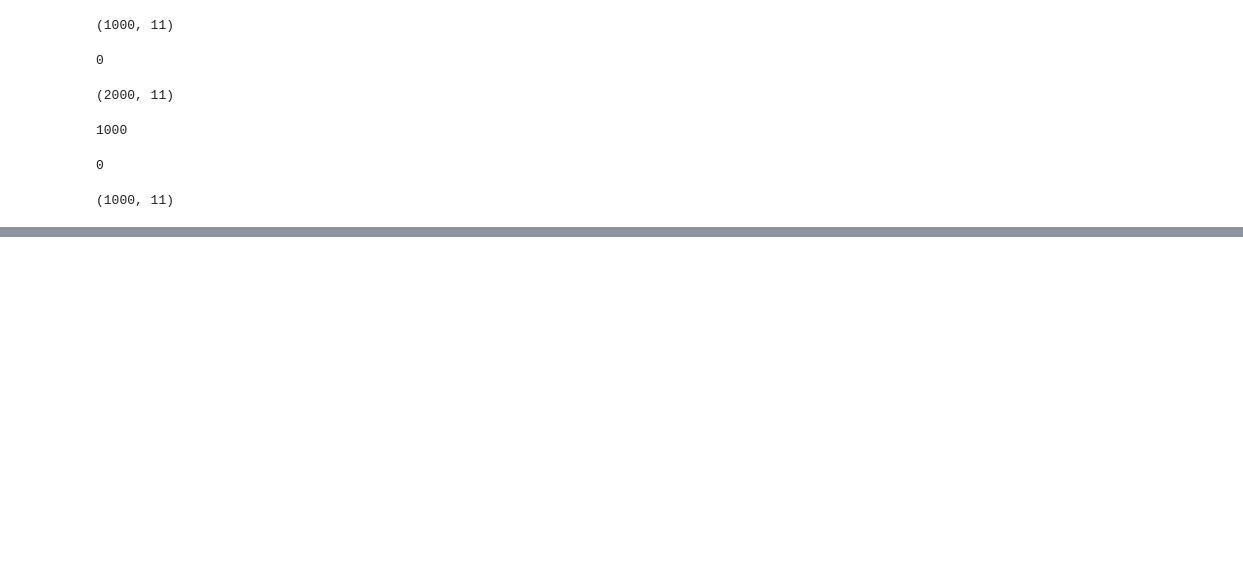
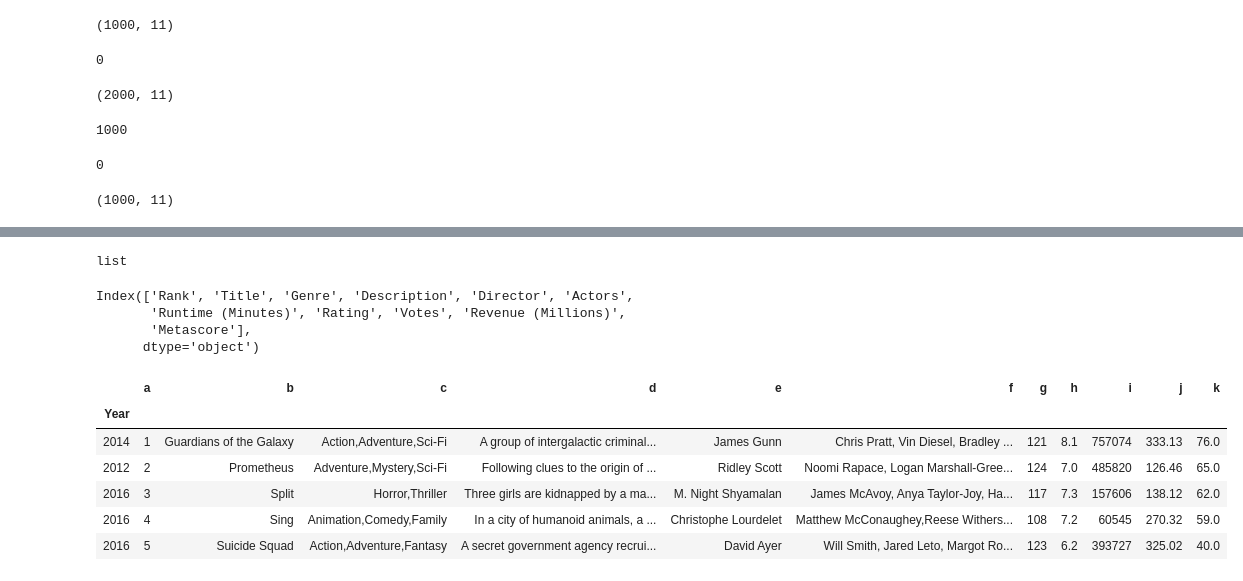
Before and after one commit to ElijahCoding/DataScience, a Jupyter notebook: AdvancedMachineLearning/Pandas/Tutorial.ipynb, the cells around one changed output, grey strips where cells are left out. Drawn from its saved outputs; the diff is of its cells as text; code cells hidden in the pictures; blank space fills up the shorter version.

Commit message:
rename columns and change columns

```diff
--- a/AdvancedMachineLearning/Pandas/Tutorial.ipynb
+++ b/AdvancedMachineLearning/Pandas/Tutorial.ipynb
@@ -112,0 +131,25 @@ df2.shape
+# %%
+type(list(col))
+# %% [output]
+list
+# %%
+col
+# %% [output]
+Index(['Rank', 'Title', 'Genre', 'Description', 'Director', 'Actors',
+       'Runtime (Minutes)', 'Rating', 'Votes', 'Revenue (Millions)',
+       'Metascore'],
+      dtype='object')
+# %%
+col1 = ['a', 'b', 'c', 'd', 'e', 'f', 'g', 'h', 'i', 'j', 'k']
+# %%
+df.columns = col1
+# %%
+df.head()
+# %% [output]
+|  | a | b | c | d | e | f | g | h | i | j | k |
+| Year |  |  |  |  |  |  |  |  |  |  |  |
+| 2014 | 1 | Guardians of the Galaxy | Action,Adventure,Sci-Fi | A group of intergalactic criminal... | James Gunn | Chris Pratt, Vin Diesel, Bradley ... | 121 | 8.1 | 757074 | 333.13 | 76.0 |
+| 2012 | 2 | Prometheus | Adventure,Mystery,Sci-Fi | Following clues to the origin of ... | Ridley Scott | Noomi Rapace, Logan Marshall-Gree... | 124 | 7.0 | 485820 | 126.46 | 65.0 |
+| 2016 | 3 | Split | Horror,Thriller | Three girls are kidnapped by a ma... | M. Night Shyamalan | James McAvoy, Anya Taylor-Joy, Ha... | 117 | 7.3 | 157606 | 138.12 | 62.0 |
+| 2016 | 4 | Sing | Animation,Comedy,Family | In a city of humanoid animals, a ... | Christophe Lourdelet | Matthew McConaughey,Reese Withers... | 108 | 7.2 | 60545 | 270.32 | 59.0 |
+| 2016 | 5 | Suicide Squad | Action,Adventure,Fantasy | A secret government agency recrui... | David Ayer | Will Smith, Jared Leto, Margot Ro... | 123 | 6.2 | 393727 | 325.02 | 40.0 |
```
Also changed, not shown: parts of 8 cells of this notebook.
